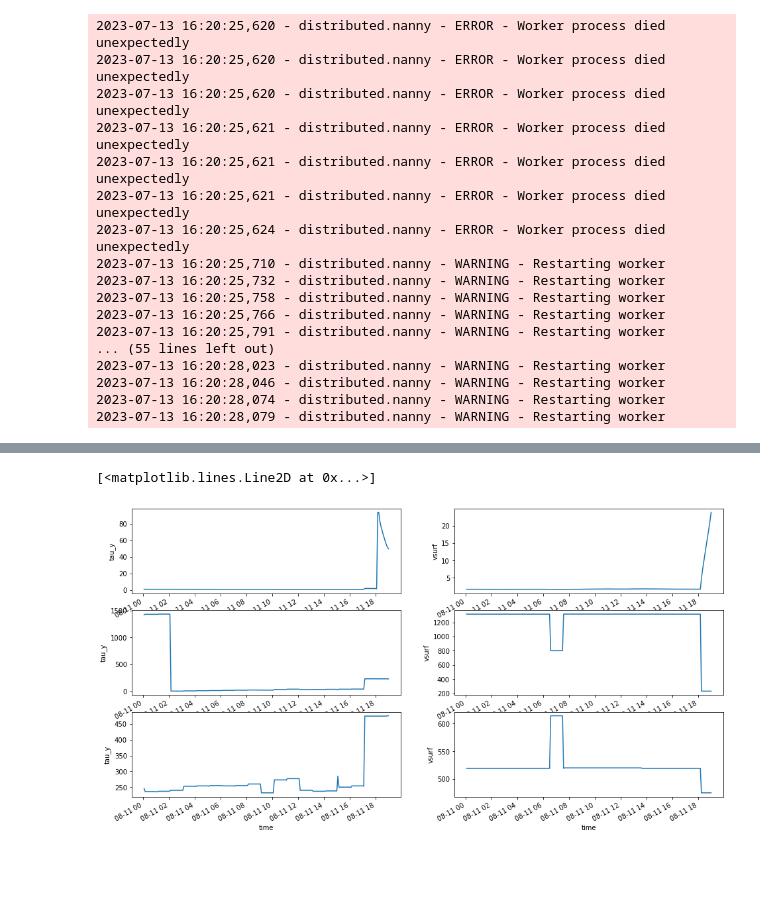
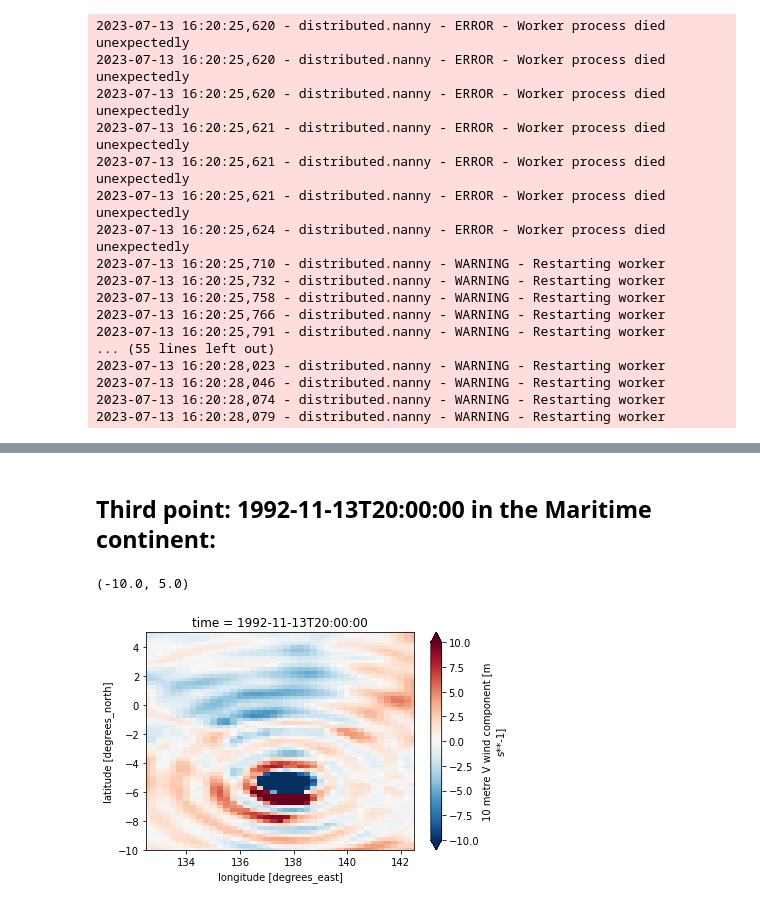
Before and after one commit to rmholmes/cosima-scripts, a Jupyter notebook: ERA-5/025deg_era5_iaf_v10_blowup_scaling.ipynb, the cells around one changed output, grey strips where cells are left out. Drawn from its saved outputs; the diff is of its cells as text; code cells hidden in the pictures; blank space fills up the shorter version.

Commit message:
Update scaling ERA-5 for third bad ERA-5 point.

```diff
--- a/ERA-5/025deg_era5_iaf_v10_blowup_scaling.ipynb
+++ b/ERA-5/025deg_era5_iaf_v10_blowup_scaling.ipynb
@@ -217,11 +199,20 @@ yu_vsurf = argmax_vsurf['yu_ocean'].load()
-# %%
-fig,axes = plt.subplots(nrows=3,ncols=2,figsize=(16,8))
-max_tau.plot(ax=axes[0][0])
-xu_tau.plot(ax=axes[1][0])
-yu_tau.plot(ax=axes[2][0])
-max_vsurf.plot(ax=axes[0][1])
-xu_vsurf.plot(ax=axes[1][1])
-yu_vsurf.plot(ax=axes[2][1])
-# %% [output]
-[<matplotlib.lines.Line2D at 0x...>]
-[figure, removed]
+# %% [markdown]
+## Third point: 1992-11-13T20:00:00 in the Maritime continent:
+# %%
+file_in = ['/g/data/rt52/era5/single-levels/reanalysis/10v/1992/10v_era5_oper_sfc_19921101-19921130.nc',
+           '/g/data/rt52/era5/single-levels/reanalysis/10u/1992/10u_era5_oper_sfc_19921101-19921130.nc']
+file_out = ['/g/data/e14/rmh561/access-om2/input/ERA-5/IAF/scaling/10v_era5_oper_sfc_1992_scaling.nc',
+            '/g/data/e14/rmh561/access-om2/input/ERA-5/IAF/scaling/10u_era5_oper_sfc_1992_scaling.nc']
+
+tstart = '1992-11-13T15:00:00'  # start of window in which scaling will be applied
+tmid = '1992-11-13T20:00:00'
+tend = '1992-11-13T21:00:00'  # end of window in which scaling will be applied
+# %%
+v10 = xr.open_dataset(file_in[0])
+# %%
+v10_sub = v10.v10.sel(time=tmid).plot(vmin=-10,vmax=10.,cmap='RdBu_r')
+plt.xlim([132.5,142.5])
+plt.ylim([-10.,5.])
+# %% [output]
+(-10.0, 5.0)
+[figure, added]
```
Also changed, not shown: parts of 12 cells of this notebook.
